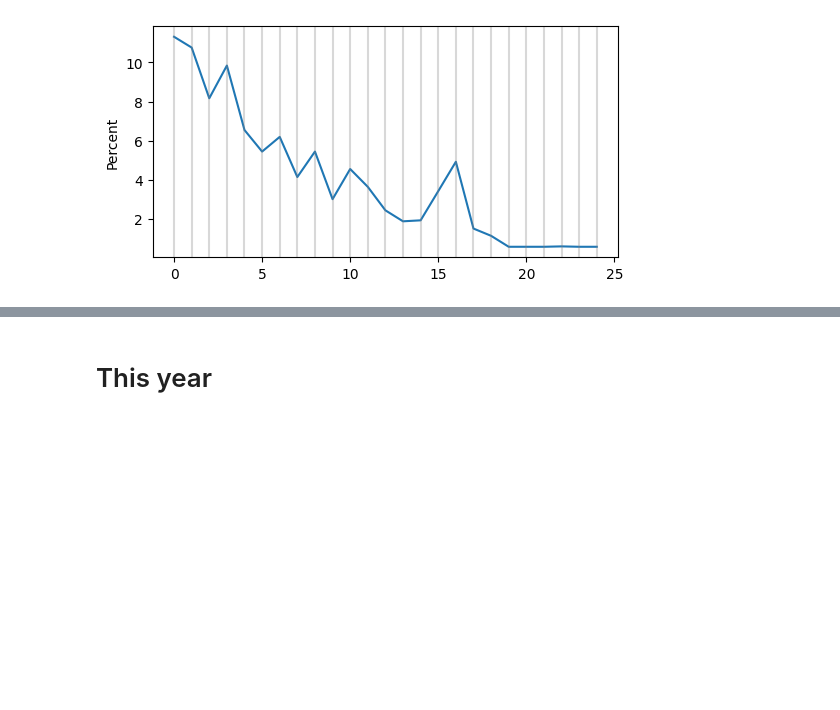
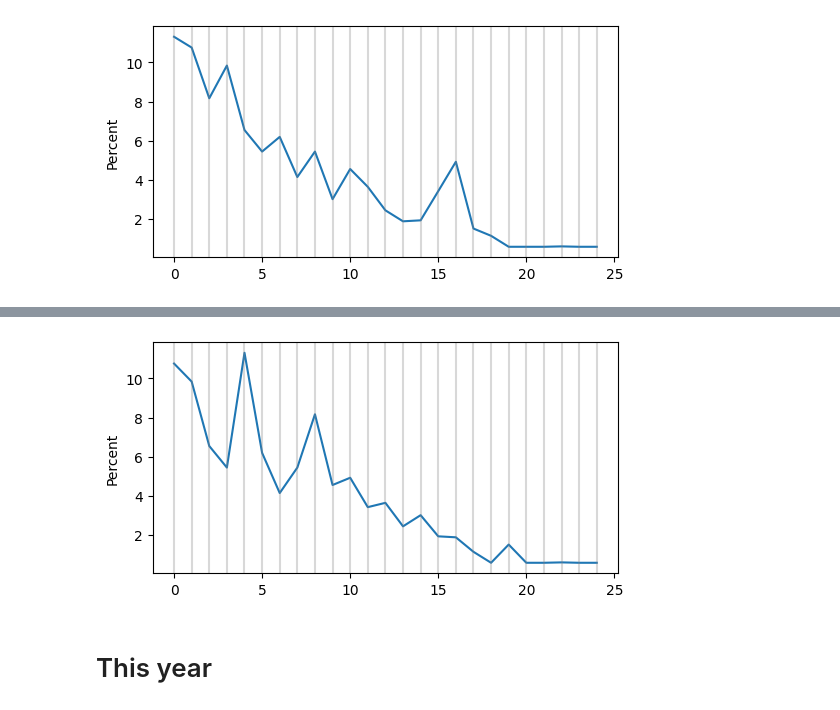
Before and after one commit to aemilani/imc-prosperity-3, a Jupyter notebook: notebooks/round_2_manual.ipynb, the cells around one changed output, grey strips where cells are left out. Saved outputs shown, nothing was run; the diff lists cells and outputs as text; code cells hidden in the pictures; blank space fills up the shorter version.

```diff
--- a/notebooks/round_2_manual.ipynb
+++ b/notebooks/round_2_manual.ipynb
@@ -58,0 +79,4 @@ Name: perc, dtype: float64
+# %%
+df = pd.DataFrame(data=np.array([mult.flatten(), hunt.flatten(), percs.flatten(), treasures]).T, columns=['mult', 'hunt', 'perc', 'tre'])
+df = df.assign(tre_naive=lambda x: x['mult'] * 7500 / (x['hunt'] + 4))
+df_sorted = df.sort_values(by='tre_naive', ascending=False).reset_index(drop=True)
@@ -59,3 +103,12 @@ Name: perc, dtype: float64
+# %%
+plt.figure(figsize=(6, 3))
+plt.plot(df_sorted['perc'].to_numpy())
+plt.ylabel('Percent')
+for i in range(df_sorted.shape[0]):
+    plt.axvline(i, c='gray', alpha=0.3)
+plt.show()
+# %% [output]
+[figure, added]
 # %% [markdown]
 # This year
 # %% [markdown]
```
Also changed, not shown: parts of 27 cells of this notebook, 14 other files.
